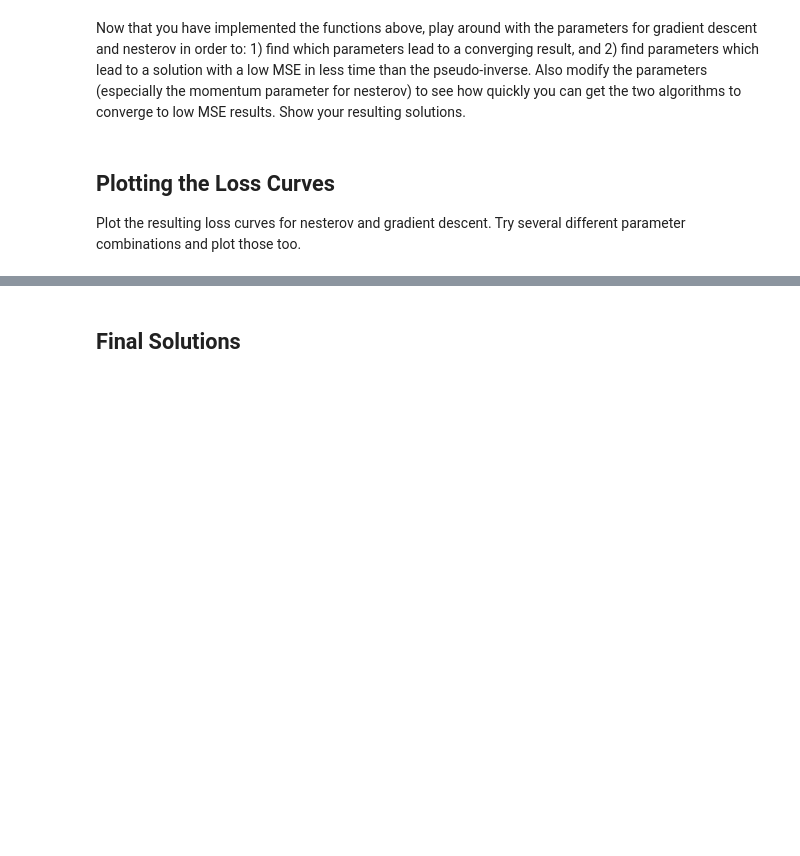
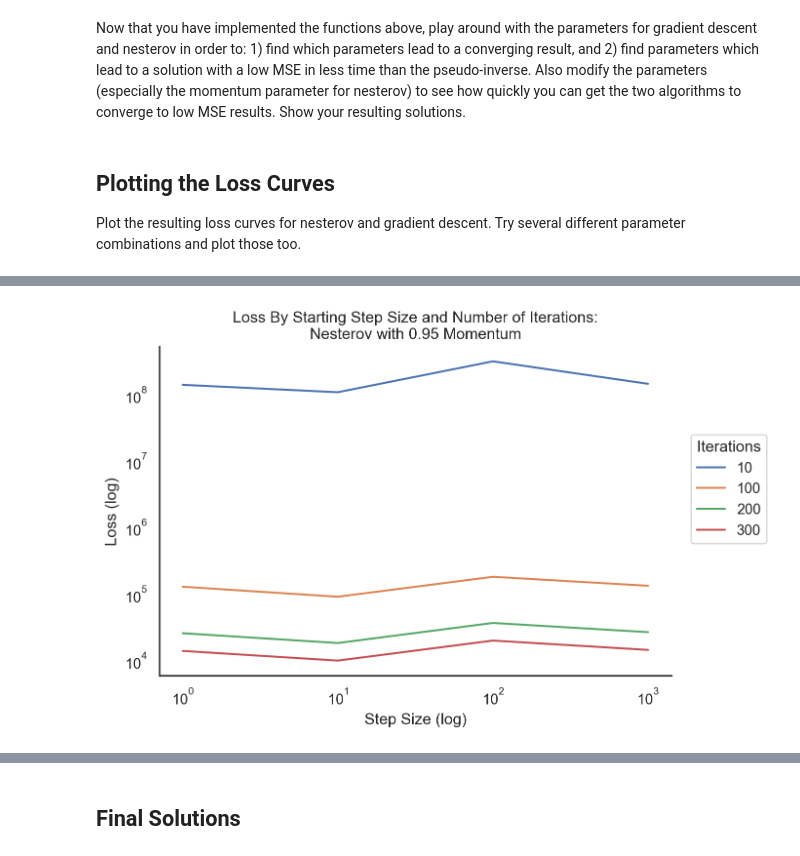
Before and after one commit to saragracebiddle/bioe485, a Jupyter notebook: MP2/MP 2 - Gradient Descent, Nesterov and Pseudo-Inverse.ipynb, the cells around one changed output, grey strips where cells are left out. Drawn from its saved outputs; the diff is of its cells as text; code cells hidden in the pictures; blank space fills up the shorter version.

```diff
--- a/MP2/MP 2 - Gradient Descent, Nesterov and Pseudo-Inverse.ipynb
+++ b/MP2/MP 2 - Gradient Descent, Nesterov and Pseudo-Inverse.ipynb
@@ -254,12 +243,12 @@ def Nesterov(A, b, lr, m, iters):
     #keep track of loss
     losses= []
 
-    current_loss = loss(A,b,x)
+    current_loss = mse(A@x, b)
 
     while len(losses) < iters:
         next_v = nesterov_step(A,b,x,lr,m,v)
         next_x = x + next_v
-        next_loss = loss(A,b,next_x)
+        next_loss = mse(A@next_x, b)
         if next_loss > current_loss:
             lr = lr/2
         #print('Not converging. Adjusting step size.')
@@ -398,0 +415,20 @@ plt.show()
+# %%
+m = 0.95
+iterations = [10, 100, 200, 300]
+alpha = [1000, 100, 10, 1]
+
+final_loss = []
+alphas = []
+num_iter = []
+nest_solutions_a = []
+nest_losses_a = []
+
+for a in alpha:
+    print(f'Starting lr: {a}')
+    nest_out, nest_loss = Nesterov(A,b,a,m, 300)
+    nest_solutions_a.append(nest_out)
+    nest_losses_a.append(nest_loss)
+    for i in iterations:
+        final_loss.append(nest_loss[(i-1)])
+        alphas.append(a)
+        num_iter.append(i)
@@ -398,0 +456,21 @@ plt.show()
+# %%
+nestdict2 = {'lr' : alphas,
+       'iter' : map(str, num_iter),
+       'loss' : final_loss}
+nestpd2 = pd.DataFrame(nestdict2)
+# %%
+(
+    so.Plot(nestpd2, x = 'lr', y = 'loss')
+    .add(so.Line(),  color = 'iter')
+    .scale(y = 'log',
+          x = 'log')
+    .label(
+        x = 'Step Size (log)',
+        y = 'Loss (log)',
+        color = 'Iterations',
+        title = 'Loss By Starting Step Size and Number of Iterations:\nNesterov with 0.95 Momentum'
+    )
+    .theme(theme_dict)
+)
+# %% [output]
+[figure, added]
```
Also changed, not shown: parts of 24 cells of this notebook.
